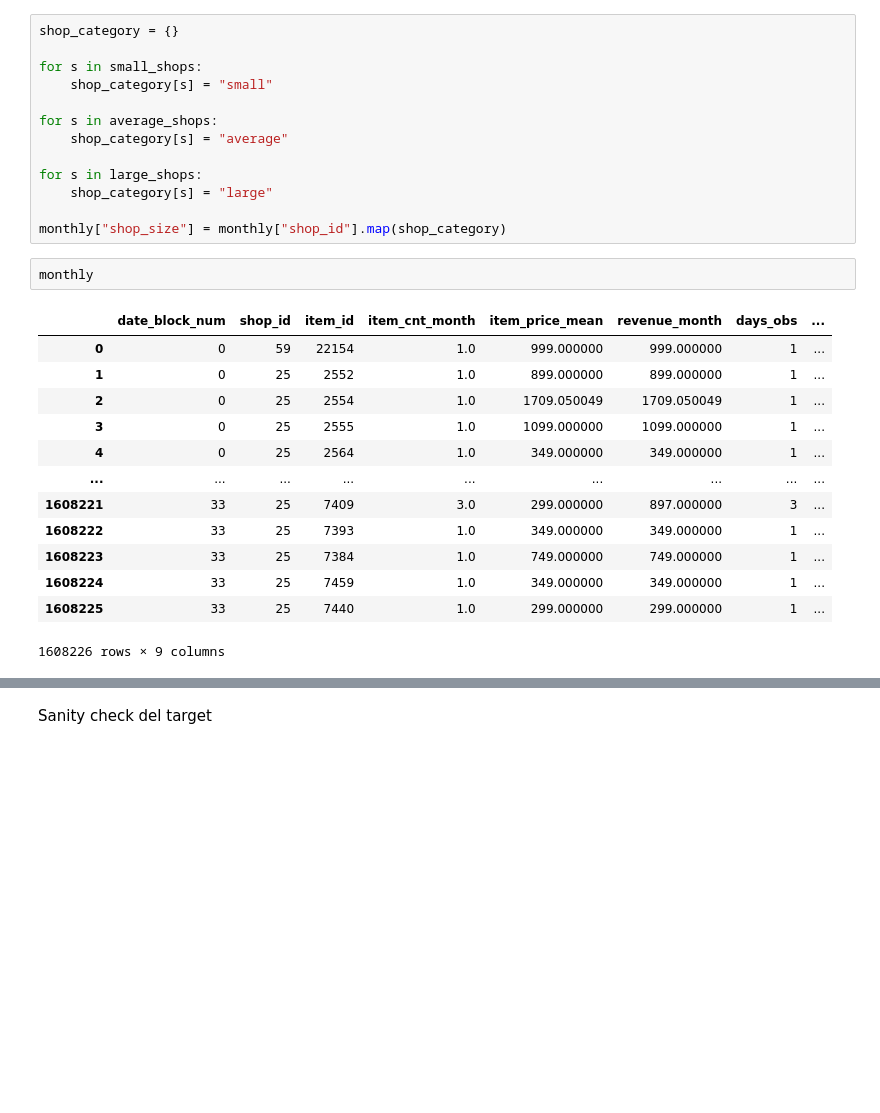
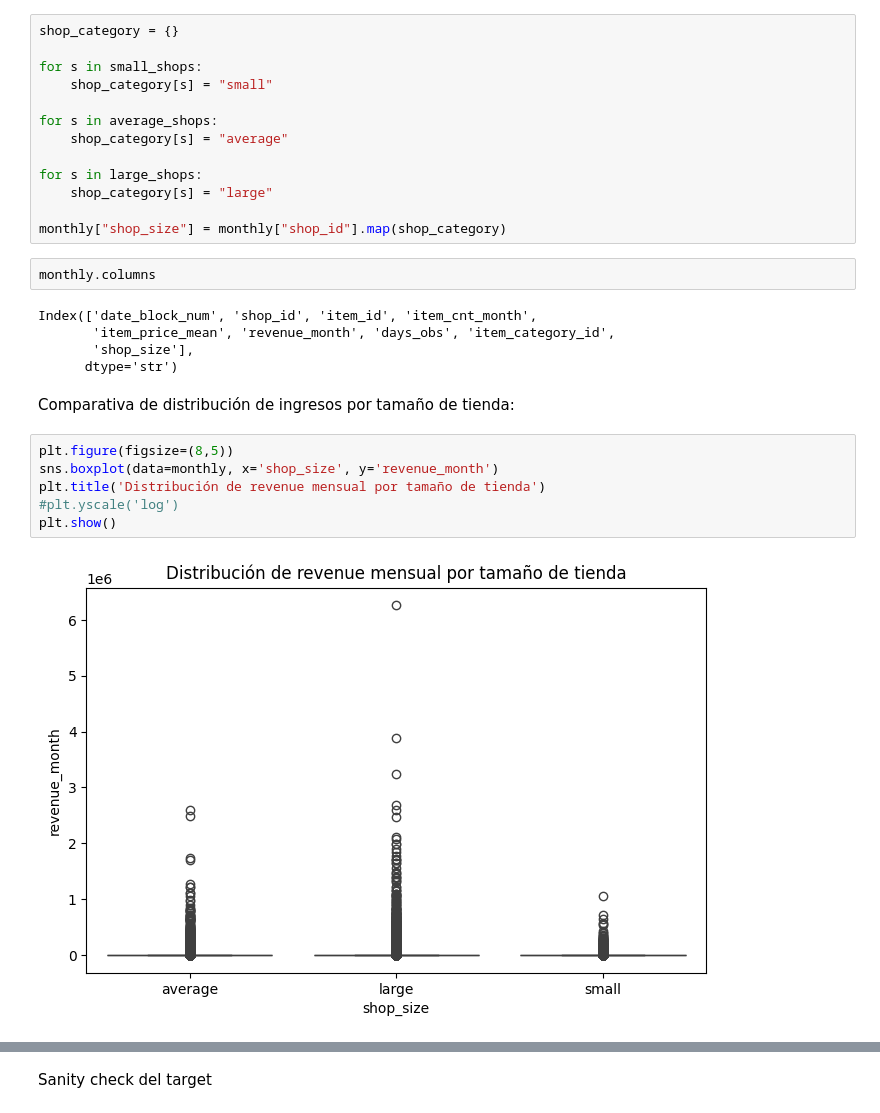
Before and after one commit to Andrea-Monserrat/Prediccion_de-_demanda_en_retail, a Jupyter notebook: notebooks/01_EDA.ipynb, the cells around one changed output, grey strips where cells are left out. Saved outputs shown, nothing was run; the diff lists cells and outputs as text; blank space fills up the shorter version.

Commit message:
feat: analysis of the shop_size variable

```diff
--- a/notebooks/01_EDA.ipynb
+++ b/notebooks/01_EDA.ipynb
@@ -292,18 +265,19 @@ for s in large_shops:
 
 monthly["shop_size"] = monthly["shop_id"].map(shop_category)
 # %%
-monthly
+monthly.columns
 # %% [output]
-|  | date_block_num | shop_id | item_id | item_cnt_month | item_price_mean | revenue_month | days_obs | ... |
-| 0 | 0 | 59 | 22154 | 1.0 | 999.000000 | 999.000000 | 1 | ... |
-| 1 | 0 | 25 | 2552 | 1.0 | 899.000000 | 899.000000 | 1 | ... |
-| 2 | 0 | 25 | 2554 | 1.0 | 1709.050049 | 1709.050049 | 1 | ... |
-| 3 | 0 | 25 | 2555 | 1.0 | 1099.000000 | 1099.000000 | 1 | ... |
-| 4 | 0 | 25 | 2564 | 1.0 | 349.000000 | 349.000000 | 1 | ... |
-| ... | ... | ... | ... | ... | ... | ... | ... | ... |
-| 1608221 | 33 | 25 | 7409 | 3.0 | 299.000000 | 897.000000 | 3 | ... |
-| 1608222 | 33 | 25 | 7393 | 1.0 | 349.000000 | 349.000000 | 1 | ... |
-| 1608223 | 33 | 25 | 7384 | 1.0 | 749.000000 | 749.000000 | 1 | ... |
-| 1608224 | 33 | 25 | 7459 | 1.0 | 349.000000 | 349.000000 | 1 | ... |
-| 1608225 | 33 | 25 | 7440 | 1.0 | 299.000000 | 299.000000 | 1 | ... |
-1608226 rows × 9 columns
+Index(['date_block_num', 'shop_id', 'item_id', 'item_cnt_month',
+       'item_price_mean', 'revenue_month', 'days_obs', 'item_category_id',
+       'shop_size'],
+      dtype='str')
+# %% [markdown]
+Comparativa de distribución de ingresos por tamaño de tienda:
+# %%
+plt.figure(figsize=(8,5))
+sns.boxplot(data=monthly, x='shop_size', y='revenue_month')
+plt.title('Distribución de revenue mensual por tamaño de tienda')
+#plt.yscale('log')
+plt.show()
+# %% [output]
+[figure, added]
```
Also changed, not shown: parts of 12 cells of this notebook.
